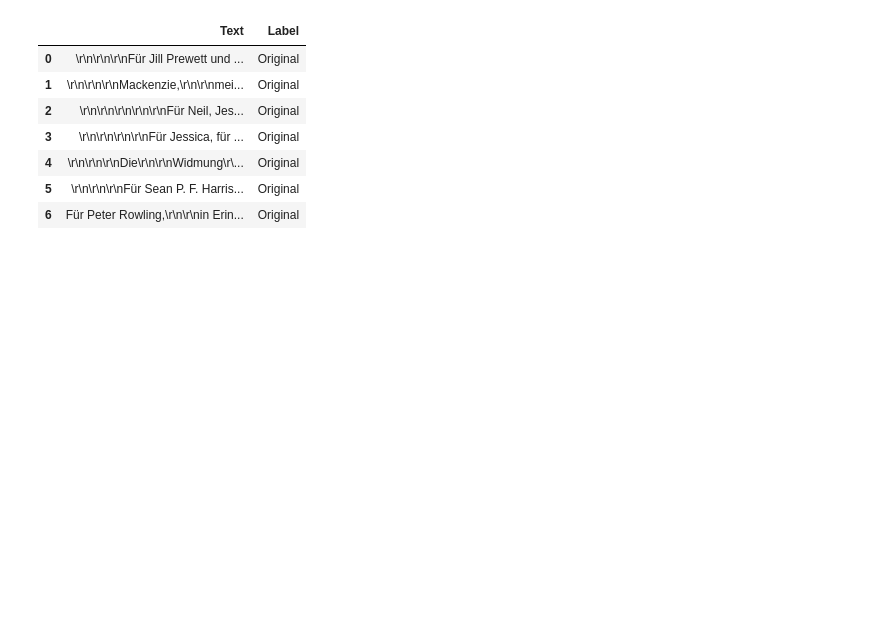
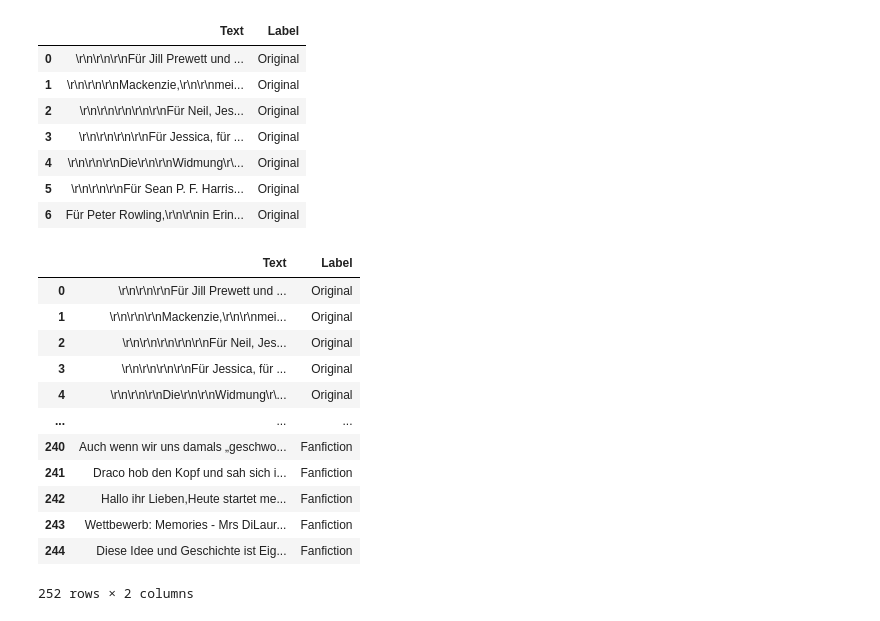
Before and after one commit to tig1795/word_embeddings_HP, a Jupyter notebook: Notebooks/1_Exploration/Korpora Labeln (Klassifikation).ipynb, the cells around one changed output. Drawn from its saved outputs; the diff is of its cells as text; code cells hidden in the pictures; blank space fills up the shorter version.

```diff
--- a/Notebooks/1_Exploration/Korpora Labeln (Klassifikation).ipynb
+++ b/Notebooks/1_Exploration/Korpora Labeln (Klassifikation).ipynb
@@ -102,3 +102,20 @@ hp_o
 | 6 | Für Peter Rowling,\r\n\r\nin Erin... | Original |
 # %%
 hp_o.to_csv("../../Datensatz/hp_o_label.csv")
+# %%
+hp_all = hp_o.append(hp_ff)
+hp_all
+# %% [output]
+|  | Text | Label |
+| 0 | \r\n\r\n\r\nFür Jill Prewett und ... | Original |
+| 1 | \r\n\r\n\r\nMackenzie,\r\n\r\nmei... | Original |
+| 2 | \r\n\r\n\r\n\r\n\r\nFür Neil, Jes... | Original |
+| 3 | \r\n\r\n\r\n\r\nFür Jessica, für ... | Original |
+| 4 | \r\n\r\n\r\nDie\r\n\r\nWidmung\r\... | Original |
+| ... | ... | ... |
+| 240 | Auch wenn wir uns damals „geschwo... | Fanfiction |
+| 241 | Draco hob den Kopf und sah sich i... | Fanfiction |
+| 242 | Hallo ihr Lieben,Heute startet me... | Fanfiction |
+| 243 | Wettbewerb: Memories - Mrs DiLaur... | Fanfiction |
+| 244 | Diese Idee und Geschichte ist Eig... | Fanfiction |
+252 rows × 2 columns
```
Also changed, not shown: parts of 1 cell of this notebook, 1 other file.
